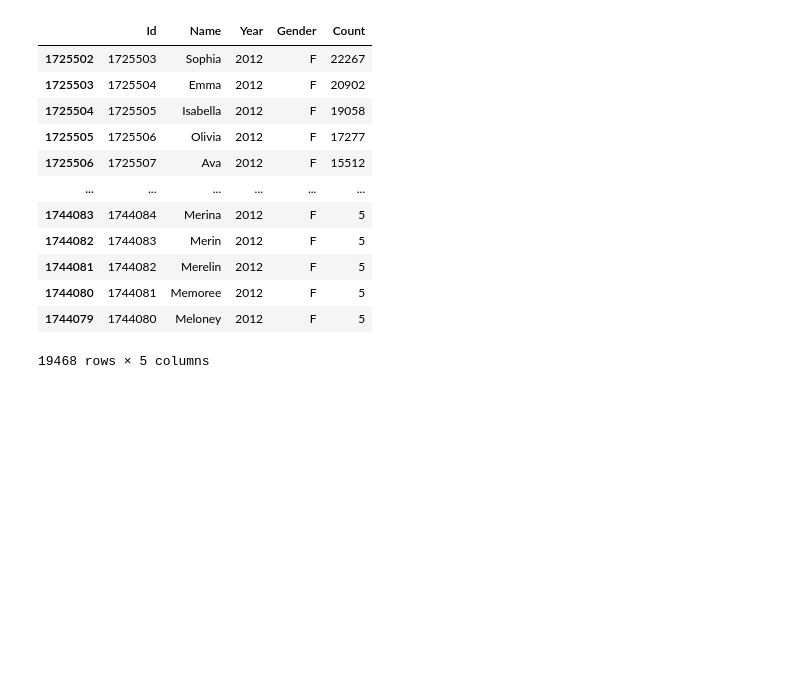
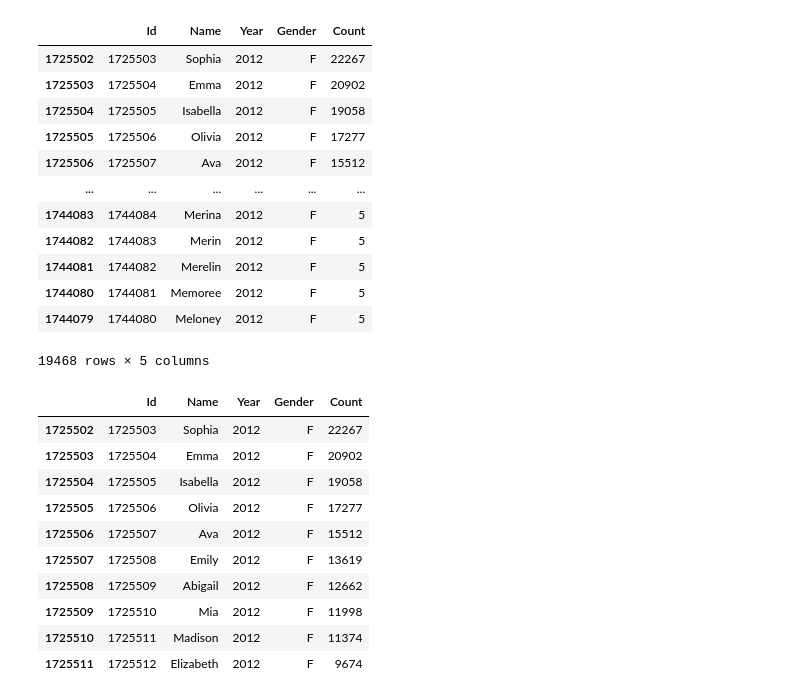
Before and after one commit to Uniqueoduwa/Data-analysis, a Jupyter notebook: babynames.ipynb, the cells around one changed output. Saved outputs shown, nothing was run; the diff lists cells and outputs as text; code cells hidden in the pictures; blank space fills up the shorter version.

Commit message:
Add files via upload
updated baby names ipnyb

```diff
--- a/babynames.ipynb
+++ b/babynames.ipynb
@@ -118,7 +118,7 @@ sort_2012
 | 1759185 | 1759186 | Zytaevius | 2012 | M | 5 |
 33684 rows × 5 columns
 # %%
-final=sort_2012.iloc[0:10]
+
 
 final=sort_2012.loc[sort_2012 ['Gender']=='F']
 final
@@ -136,3 +136,17 @@ final
 | 1744080 | 1744081 | Memoree | 2012 | F | 5 |
 | 1744079 | 1744080 | Meloney | 2012 | F | 5 |
 19468 rows × 5 columns
+# %%
+final.iloc[0:10]
+# %% [output]
+|  | Id | Name | Year | Gender | Count |
+| 1725502 | 1725503 | Sophia | 2012 | F | 22267 |
+| 1725503 | 1725504 | Emma | 2012 | F | 20902 |
+| 1725504 | 1725505 | Isabella | 2012 | F | 19058 |
+| 1725505 | 1725506 | Olivia | 2012 | F | 17277 |
+| 1725506 | 1725507 | Ava | 2012 | F | 15512 |
+| 1725507 | 1725508 | Emily | 2012 | F | 13619 |
+| 1725508 | 1725509 | Abigail | 2012 | F | 12662 |
+| 1725509 | 1725510 | Mia | 2012 | F | 11998 |
+| 1725510 | 1725511 | Madison | 2012 | F | 11374 |
+| 1725511 | 1725512 | Elizabeth | 2012 | F | 9674 |
```
